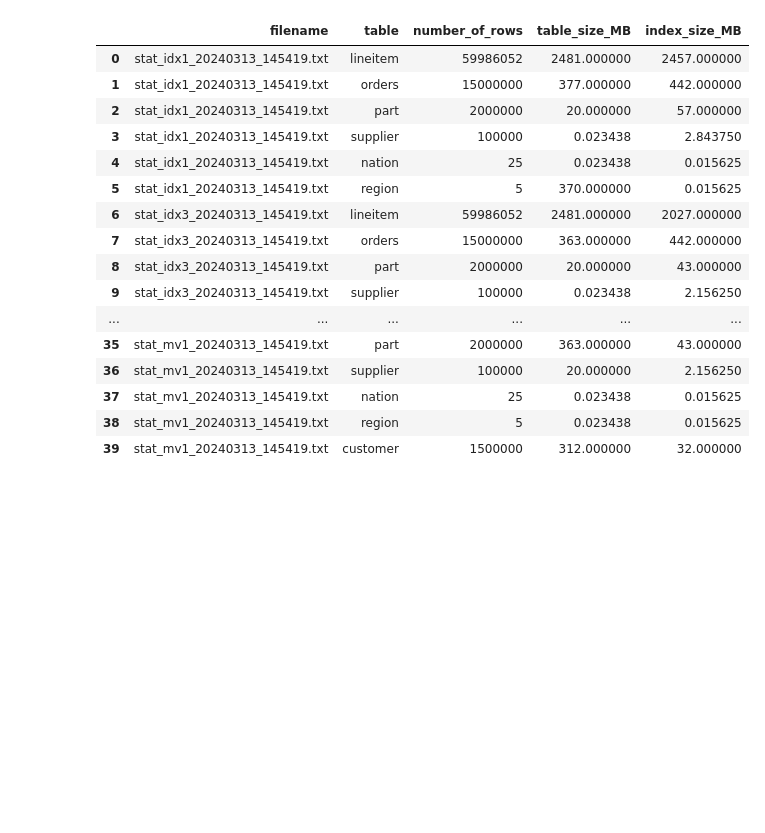
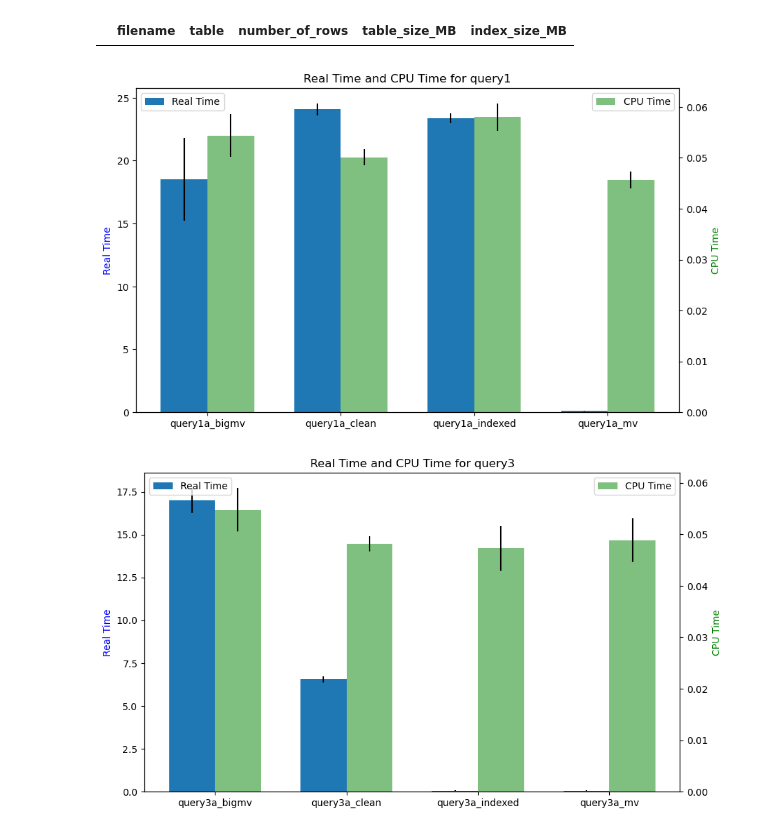
Before and after one commit to gianmarcoalessio/datawarehouse-tpc, a Jupyter notebook: stats.ipynb, the cells around one changed output. Saved outputs shown, nothing was run; the diff lists cells and outputs as text; code cells hidden in the pictures; blank space fills up the shorter version.

```diff
--- a/stats.ipynb
+++ b/stats.ipynb
@@ -94,51 +100,76 @@ import re
 import pandas as pd
 
 # Directory path
-dir_path = './code/results/res_20240313_145419'
+dir_path = './code/results/res_20240313_173822'
 
 # Initialize an empty DataFrame
 df = pd.DataFrame(columns=['filename', 'table', 'number_of_rows', 'table_size_MB', 'index_size_MB'])
 
 # Get a list of all text files
 files = [f for f in os.listdir(dir_path) if f.startswith('stat_') and f.endswith('.txt')]
 
 # Regular expression patterns
 table_pattern = r'(\w+)\s+\*\*\* Statistics for Table:'
 row_pattern = r'Number of rows:\s+(\d+)'
 table_size_pattern = r'Table size:\s+(\d+)\s+(MB|kB)'
 index_size_pattern = r'Index size:\s+(\d+)\s+(MB|kB)'
 
 # Process each file
 for file in files:
     with open(os.path.join(dir_path, file), 'r') as f:
         content = f.read()
 
         # Extract table names and statistics
         tables = re.findall(table_pattern, content)
         number_of_rows_list = [int(x) for x in re.findall(row_pattern, content)]
         table_sizes = [int(x[0]) if x[1] == 'MB' else int(x[0]) / 1024 for x in re.findall(table_size_pattern, content)]
         index_sizes = [int(x[0]) if x[1] == 'MB' else int(x[0]) / 1024 for x in re.findall(index_size_pattern, content)]
 
         # Append to DataFrame
         for table, number_of_rows, table_size, index_size in zip(tables, number_of_rows_list, table_sizes, index_sizes):
             df.loc[len(df)] = [file, table, number_of_rows, table_size, index_size]
 
 df
 # %% [output]
 |  | filename | table | number_of_rows | table_size_MB | index_size_MB |
-| 0 | stat_idx1_20240313_145419.txt | lineitem | 59986052 | 2481.000000 | 2457.000000 |
-| 1 | stat_idx1_20240313_145419.txt | orders | 15000000 | 377.000000 | 442.000000 |
-| 2 | stat_idx1_20240313_145419.txt | part | 2000000 | 20.000000 | 57.000000 |
-| 3 | stat_idx1_20240313_145419.txt | supplier | 100000 | 0.023438 | 2.843750 |
-| 4 | stat_idx1_20240313_145419.txt | nation | 25 | 0.023438 | 0.015625 |
-| 5 | stat_idx1_20240313_145419.txt | region | 5 | 370.000000 | 0.015625 |
-| 6 | stat_idx3_20240313_145419.txt | lineitem | 59986052 | 2481.000000 | 2027.000000 |
-| 7 | stat_idx3_20240313_145419.txt | orders | 15000000 | 363.000000 | 442.000000 |
-| 8 | stat_idx3_20240313_145419.txt | part | 2000000 | 20.000000 | 43.000000 |
-| 9 | stat_idx3_20240313_145419.txt | supplier | 100000 | 0.023438 | 2.156250 |
-| ... | ... | ... | ... | ... | ... |
-| 35 | stat_mv1_20240313_145419.txt | part | 2000000 | 363.000000 | 43.000000 |
-| 36 | stat_mv1_20240313_145419.txt | supplier | 100000 | 20.000000 | 2.156250 |
-| 37 | stat_mv1_20240313_145419.txt | nation | 25 | 0.023438 | 0.015625 |
-| 38 | stat_mv1_20240313_145419.txt | region | 5 | 0.023438 | 0.015625 |
-| 39 | stat_mv1_20240313_145419.txt | customer | 1500000 | 312.000000 | 32.000000 |
+# %%
+import numpy as np
+
+# Create a barplot with error bars
+fig, ax1 = plt.subplots(figsize=(10, 6))
+
+ax2 = ax1.twinx()
+bar_width = 0.35
+index = np.arange(len(plot_data1.index))
+
+ax1.bar(index, plot_data1['real_time'], bar_width, yerr=plot_data1['real_time_std'], label='Real Time')
+ax2.bar(index + bar_width, plot_data1['cpu_time'], bar_width, yerr=plot_data1['cpu_time_std'], label='CPU Time', alpha=0.5, color='g')
+
+ax1.set_xticks(index + bar_width / 2)
+ax1.set_xticklabels(plot_data1.index)
+ax1.set_ylabel('Real Time', color='b')
+ax2.set_ylabel('CPU Time', color='g')
+plt.title('Real Time and CPU Time for query1')
+ax1.legend(loc='upper left')
+ax2.legend(loc='upper right')
+plt.show()
+
+fig, ax1 = plt.subplots(figsize=(10, 6))
+
+ax2 = ax1.twinx()
+index = np.arange(len(plot_data3.index))
+
+ax1.bar(index, plot_data3['real_time'], bar_width, yerr=plot_data3['real_time_std'], label='Real Time')
+ax2.bar(index + bar_width, plot_data3['cpu_time'], bar_width, yerr=plot_data3['cpu_time_std'], label='CPU Time', alpha=0.5, color='g')
+
+ax1.set_xticks(index + bar_width / 2)
+ax1.set_xticklabels(plot_data3.index)
+ax1.set_ylabel('Real Time', color='b')
+ax2.set_ylabel('CPU Time', color='g')
+plt.title('Real Time and CPU Time for query3')
+ax1.legend(loc='upper left')
+ax2.legend(loc='upper right')
+plt.show()
+# %% [output]
+[figure, added]
+[figure, added]
```
Also changed, not shown: parts of 3 cells of this notebook, 7 other files.
